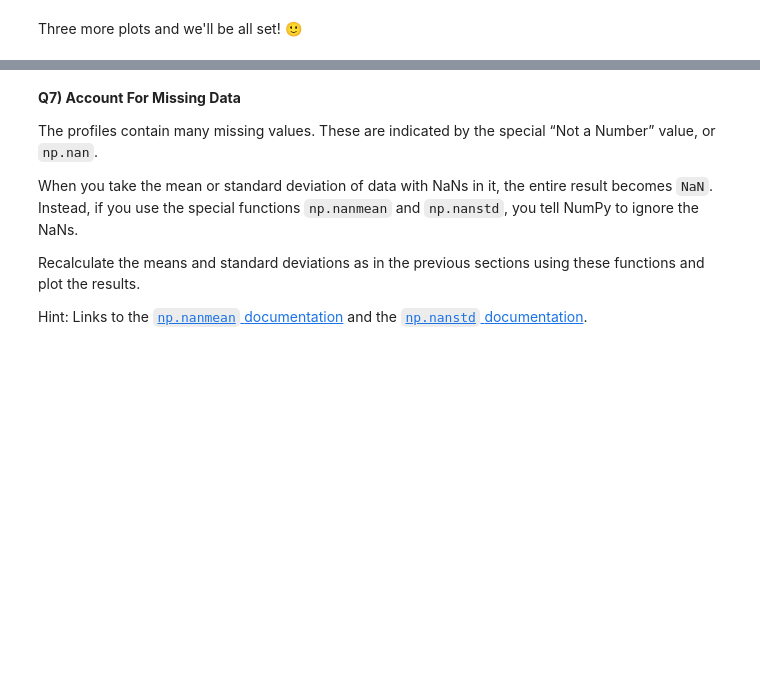
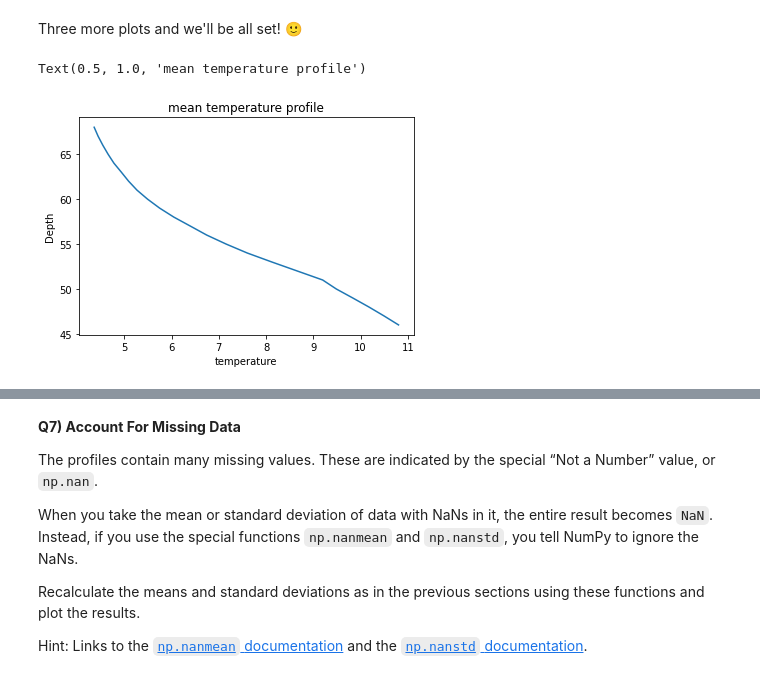
Before and after one commit to eunbip/2022_Intro_Python, a Jupyter notebook: Exercises/W2_S1.ipynb, the cells around one changed output, grey strips where cells are left out. Cells and saved outputs as stored; diff of their text form; code cells hidden in the pictures; blank space fills up the shorter version.

```diff
--- a/Exercises/W2_S1.ipynb
+++ b/Exercises/W2_S1.ipynb
@@ -331,3 +291,8 @@ nan
+# %%
+stdT = np.std(T, dtype=np.float64)
+stdS = np.std(S, dtype=np.float64)
+stdP = np.std(P, dtype=np.float64)
+stdRD = np.std(RD, dtype=np.float64)
 # %% [markdown]
 Check that they have the same shape as your vertical level `lev` coordinate:
 # %%
@@ -350,2 +316,10 @@ NameError: ignored
 # %% [markdown]
 Three more plots and we'll be all set! 🙂
+# %%
+plt.errorbar(meanT,levels,xerr=stdT)
+plt.xlabel('temperature')
+plt.ylabel('Depth')
+plt.title('mean temperature profile')
+# %% [output]
+Text(0.5, 1.0, 'mean temperature profile')
+[figure, added]
```
Also changed, not shown: parts of 15 cells of this notebook.
